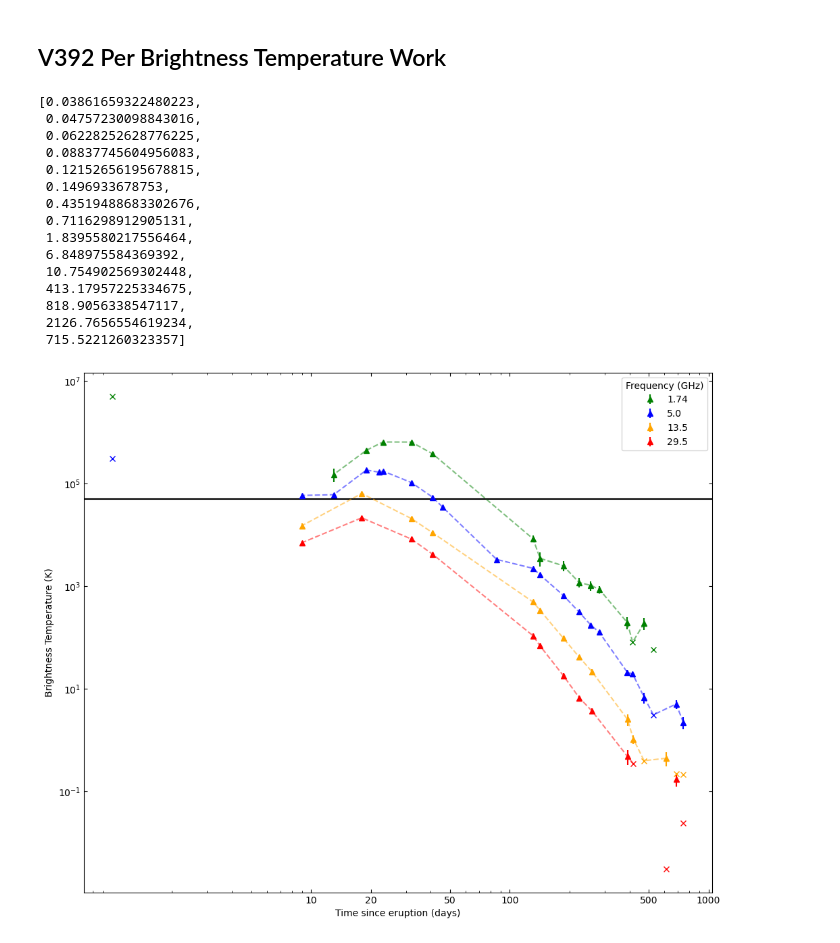
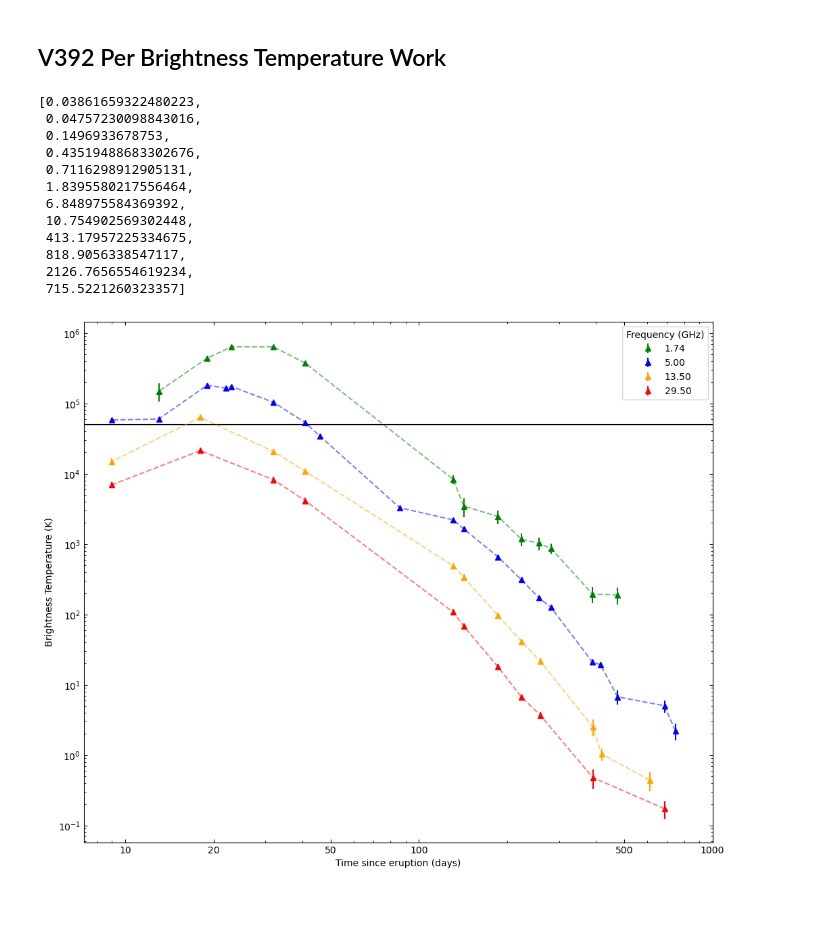
Before and after one commit to Wilhelm005/Research-Code, a Jupyter notebook: V392Per_Brightness_Temp.ipynb, the cells around one changed output. Saved outputs shown, nothing was run; the diff lists cells and outputs as text; code cells hidden in the pictures; blank space fills up the shorter version.

```diff
--- a/V392Per_Brightness_Temp.ipynb
+++ b/V392Per_Brightness_Temp.ipynb
@@ -32,7 +32,7 @@ f1_26 = ([58712.62,	1.26,	0.38,	0.09,	475],
 f1_74 = ([58765.29,	1.78,	0.0962,	0.066,	528],
 
          [58712.62,	1.78,	0.255,	0.067,	475],
-         [58652.58,	1.78,	0.0834,	0.0396,	415],
+         #[58652.58,	1.78,	0.0834,	0.0396,	415],
          [58627.98,	1.78,	0.177,	0.044,	390],
          [58519.04,	1.74,	0.41,	0.0637,	282],
          [58493.11,	1.74,	0.402,	0.0811,	256],
@@ -50,7 +50,7 @@ f1_74 = ([58765.29,	1.78,	0.0962,	0.066,	528],
 #frequency of 5 (also has some of 4.868)
 f5 = ([58984.93,	5,	0.0606,	0.016,	747],
       [58924.11,	5,	0.117,	0.022,	687],
-      [58765.29,	5,	0.0426,	0.016,	528],
+      #[58765.29,	5,	0.0426,	0.016,	528],
       [58712.62,	5,	0.075,	0.017,	475],
       [58652.58,	5,	0.165,	0.0134,	415],
       [58627.98,	5,	0.157,	0.0145,	390],
@@ -100,7 +100,7 @@ f7 = ([58984.93,	7,	0.062,	0.015,	747],
 f13_5 = ([58984.93,	13.5,	0.0423,	0.017,	747],
          [58924.11,	13.5,	0.037,	0.017,	687],
          [58839.82,	13.5,	0.0592,	0.017,	611],
-         [58711.46,	13.5,	0.032,	0.014,	474],
+         #[58711.46,	13.5,	0.032,	0.014,	474],
          [58658.62,	13.5,	0.0657,	0.0114,	419],
          [58628.64,	13.5,	0.139,	0.034,	391],
          [58496.01,	13.5,	0.521,	0.0114,	259],
@@ -133,9 +133,9 @@ f16_5 = ([58984.93,	16.5,	0.0532,	0.018,	747],
 #frequency of 29.5
 f29_5 = ([58984.93,	29.5,	0.0229,	0.037,	747],
          [58924.11,	29.5,	0.14,	0.036,	687],
-         [58839.82,	29.5,	0.002,	0.04,	611],
-         [58711.46,	29.5,	-0.033,	0.034,	474],
-         [58658.62,	29.5,	0.104,	0.0352,	419],
+         #[58839.82,	29.5,	0.002,	0.04,	611],
+         #[58711.46,	29.5,	-0.033,	0.034,	474],
+         #[58658.62,	29.5,	0.104,	0.0352,	419],
          [58628.64,	29.5,	0.126,	0.0373,	391],
          [58496.01,	29.5,	0.426,	0.0266,	259],
          [58461.08,	29.5,	0.57,	0.0229,	224],
@@ -247,9 +248,6 @@ CTBError_nu3
 # %% [output]
 [0.03861659322480223,
  0.04757230098843016,
- 0.06228252628776225,
- 0.08837745604956083,
- 0.12152656195678815,
  0.1496933678753,
  0.43519488683302676,
  0.7116298912905131,
@@ -274,7 +272,7 @@ def plot(days, fluxes, CTBs, CTBerrors, errors, color, label_name):
         if flux < 3 * err:
             fmt = 'x'  # square for non-detection
             label = None  # no label for non-detections
-            ax.errorbar(day, CTB, fmt=fmt, color=color, label=label)
+            #ax.errorbar(day, CTB, fmt=fmt, color=color, label=label)
 
         else:
             fmt = '^'  # triangle for detection
@@ -287,44 +285,44 @@ def plot(days, fluxes, CTBs, CTBerrors, errors, color, label_name):
 
 
 plot(days1_74, flux1_74, CTB_nu0, CTBError_nu0, flux_err1_74, 'green', '1.74')
-ax.plot(days1_74[1:15], CTB_nu0[1:15], color='green', linestyle = '--', alpha=.50)
+ax.plot(days1_74[1:14], CTB_nu0[1:14], color='green', linestyle = '--', alpha=.50)
 
-plot(days5, flux5, CTB_nu1, CTBError_nu1, flux_err5, 'blue', '5.0')
-ax.plot(days5[0:21], CTB_nu1[0:21], color='blue', linestyle = '--', alpha=.50)
+plot(days5, flux5, CTB_nu1, CTBError_nu1, flux_err5, 'blue', '5.00')
+ax.plot(days5[0:20], CTB_nu1[0:20], color='blue', linestyle = '--', alpha=.50)
 
-plot(days13_5, flux13_5, CTB_nu2, CTBError_nu2, flux_err13_5, 'orange', '13.5')
+plot(days13_5, flux13_5, CTB_nu2, CTBError_nu2, flux_err13_5, 'orange', '13.50')
 ax.plot(days13_5[2:21], CTB_nu2[2:21], color='orange', linestyle = '--', alpha=.50)
 
-plot(days29_5, flux29_5, CTB_nu3, CTBError_nu3, flux_err29_5, 'red', '29.5')
-ax.plot(days29_5[4:21], CTB_nu3[4:21], color='red', linestyle = '--', alpha=.50)
+plot(days29_5, flux29_5, CTB_nu3, CTBError_nu3, flux_err29_5, 'red', '29.50')
+ax.plot(days29_5[1:21], CTB_nu3[1:21], color='red', linestyle = '--', alpha=.50)
 
 
 """
 ax.errorbar(days1_74, CTB_nu0, yerr=CTBError_nu0, fmt='^', color='green', label='1.74')
 ax.plot(days1_74, CTB_nu0, color='green', linestyle = '--', alpha=.50)
 
 ax.errorbar(days5, CTB_nu1, yerr=CTBError_nu1, fmt='^', color='blue', label='5.0')
 ax.plot(days5, CTB_nu1, color='blue', linestyle = '--', alpha=.50)
 
 ax.errorbar(days13_5, CTB_nu2, yerr=CTBError_nu2, fmt='^', color='orange', label='13.5')
 ax.plot(days13_5, CTB_nu2, color='orange', linestyle = '--', alpha=.50)
 
 ax.errorbar(days29_5, CTB_nu3, yerr=CTBError_nu3, fmt='^', color='hotpink', label='29.5')
 ax.plot(days29_5, CTB_nu3, color='hotpink', linestyle = '--', alpha=.50)
 """
 
 ax.set_xscale('log')
 ax.set_xticks([10,20,50,100,500,1000], labels = ['10','20','50','100','500', '1000'])
 ax.set_yscale('log')
 #ax.set_yticks([.1,1,10], labels = ['0.1','1.0','10.0'])
 ax.set_xlabel("Time since eruption (days)")
 ax.set_ylabel("Brightness Temperature (K)")
 
 
 ax.tick_params(axis='both', which='both', direction='in', top=True, right=True)
 
 ax.set_title("")
 plt.legend(title='Frequency (GHz)')
 plt.show();
 # %% [output]
-[figure, old version]
+[figure, new version]
```
Also changed, not shown: parts of 1 cell of this notebook, 8 other files.
